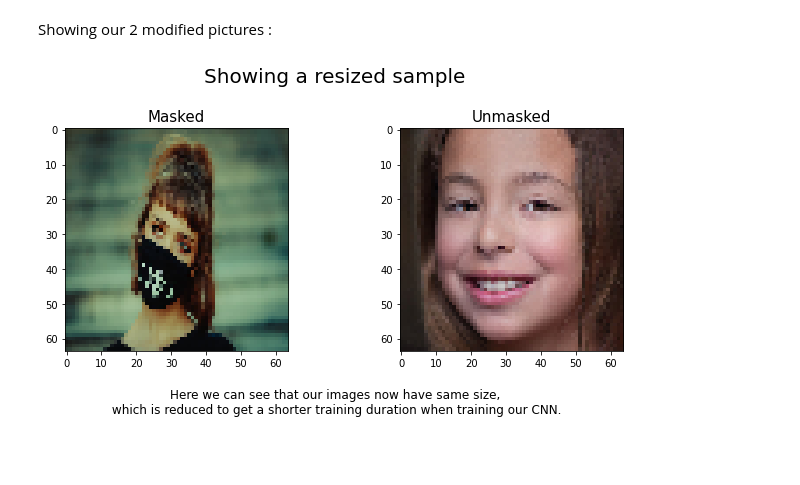
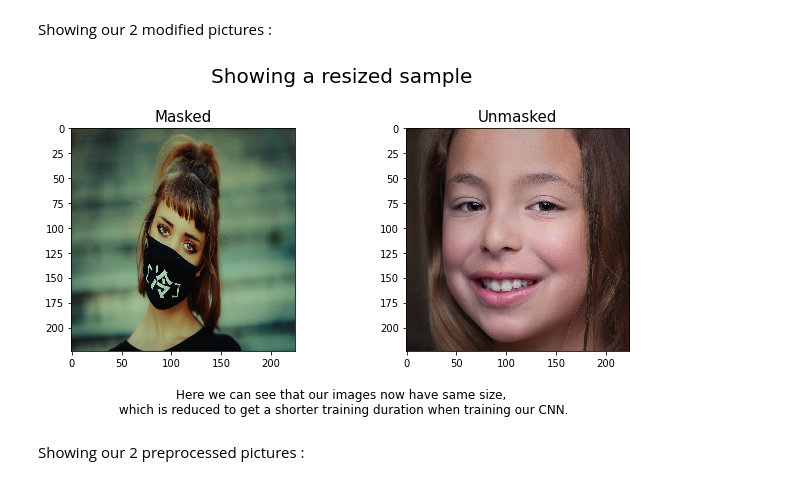
Before and after one commit to Hpdvn/Mask_On_Face, a Jupyter notebook: main.ipynb, the cells around one changed output. Cells and saved outputs as stored; diff of their text form; code cells hidden in the pictures; blank space fills up the shorter version.

```diff
--- a/main.ipynb
+++ b/main.ipynb
@@ -98,9 +103,9 @@ y_test = []
 X_Valid = []
 y_Valid = []
 
-dim = 64  # initializing the dimension of our photos, final dimension will be dim*dim
+dim = 224  # initializing the dimension of our photos, final dimension will be dim*dim, VGG16 default dim is 224*224*3
 
-category = {'Non Mask': 0, 'Mask': 1}  #creating to dict to affect a boolean target to each photo
+category = {'Non Mask': 0, 'Mask': 1}  #creating a dict to affect a boolean target to each photo
 
 directory = ["./New Masks Dataset/Train", "./New Masks Dataset/Test", "./New Masks Dataset/Validation"]
 
@@ -108,8 +113,7 @@ for subdirectory in directory :
     for item in os.listdir(subdirectory):  #looping through the subdirectory
         path = os.path.join(subdirectory, item)  #adding "Mask" or "Non Mask" to the subdirectory path
         for image in os.listdir(path):  #looping through "/subdirectory/Mask" then through "/subdirectory/Non Mask"
-            img = cv2.imread(os.path.join(path, image))  #reading the image using opencv
-            img = cv2.resize(img, (dim, dim))  #resizing to normalize our datas
+            img = load_img(os.path.join(path, image), target_size=(dim, dim))
             if subdirectory == "./New Masks Dataset/Train" :
                 X_train.append(img)
                 y_train.append(category[item])
@@ -124,16 +128,18 @@ Showing our 2 modified pictures :
 # %%
 fig, ax = plt.subplot_mosaic([['Masked', 'Unmasked']], figsize=(10, 5))
 
-ax['Masked'].imshow(cv2.cvtColor(X_test[0], cv2.COLOR_BGR2RGB)) # Converting BGR to RGB because of opencv reading format
-ax['Unmasked'].imshow(cv2.cvtColor(X_test[50], cv2.COLOR_BGR2RGB))
+ax['Masked'].imshow(X_test[0])
+ax['Unmasked'].imshow(X_test[50])
 
 ax['Masked'].set_title('Masked', fontsize="15")
 ax['Unmasked'].set_title('Unmasked', fontsize="15")
 
 fig.suptitle('Showing a resized sample', fontsize="20")
 plt.subplots_adjust(wspace=0.5)
 fig.supxlabel(
     'Here we can see that our images now have same size,\n which is reduced to get a shorter training duration when training our CNN.')
 plt.show()
 # %% [output]
-[figure, old version]
+[figure, new version]
+# %% [markdown]
+Showing our 2 preprocessed pictures :
```
Also changed, not shown: parts of 13 cells of this notebook.
